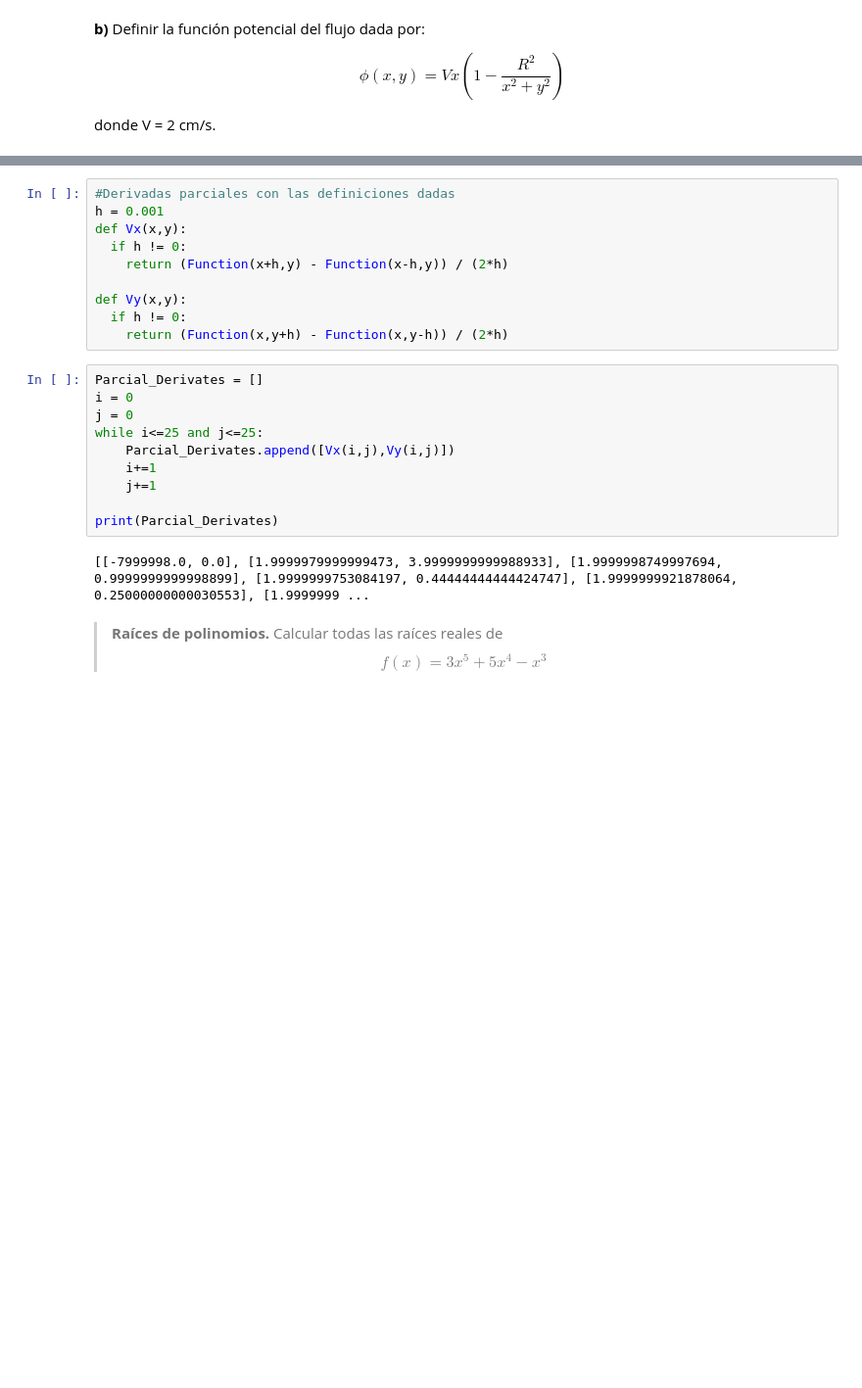
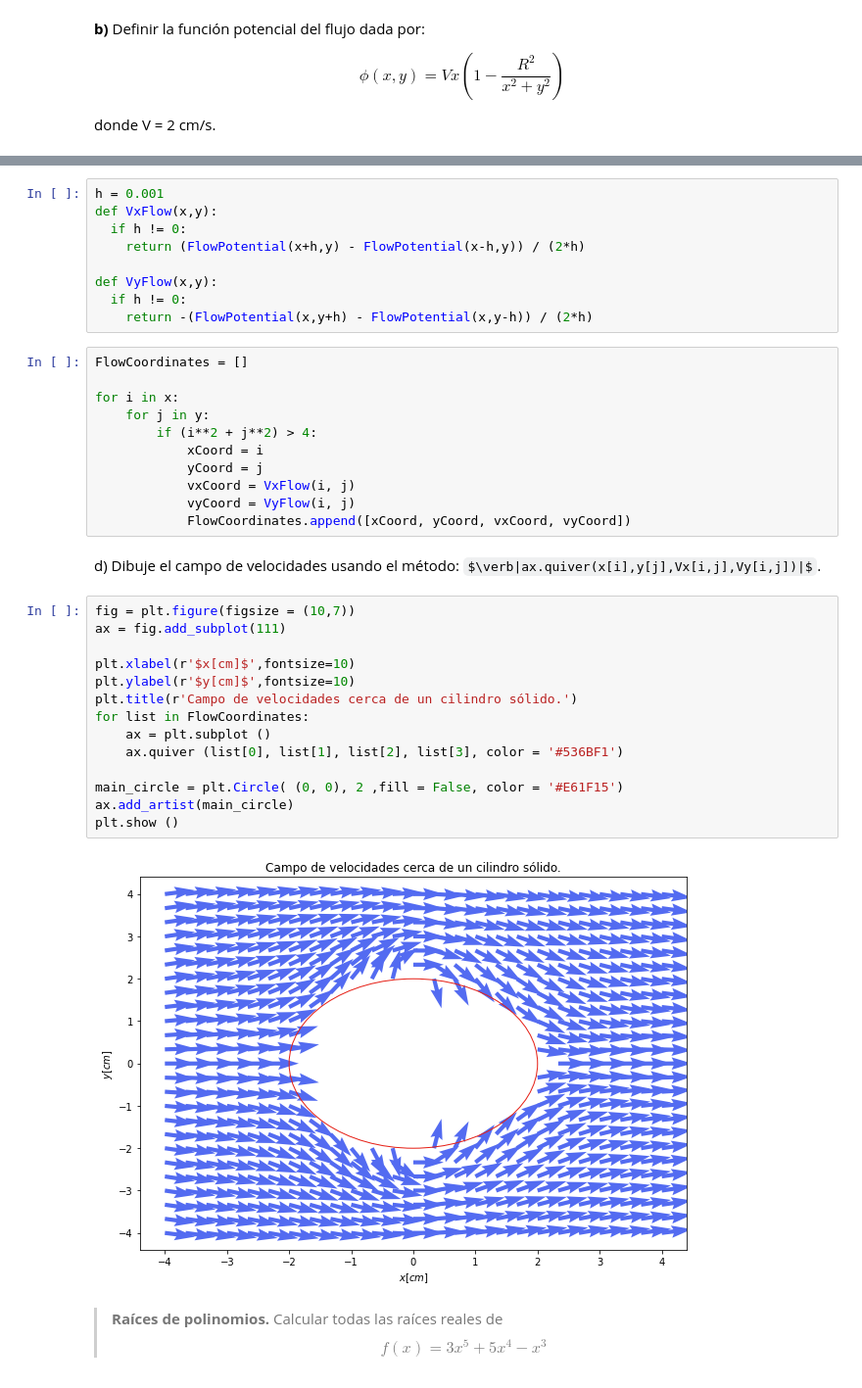
Before and after one commit to ThomasAnkhe/Metodos1_ClaudiaCuellar-ThomasAndrade, a Jupyter notebook: Primer Taller/Métodos_Taller1.ipynb, the cells around one changed output, grey strips where cells are left out. Shown: that part at 98% size. Drawn from its saved outputs; the diff is of its cells as text; some formulas as TeX source; blank space fills up the shorter version.

```diff
--- a/Primer Taller/Métodos_Taller1.ipynb
+++ b/Primer Taller/Métodos_Taller1.ipynb
@@ -398,27 +264,43 @@ $$ v_y = \frac{\partial \phi}{\partial y} $$
 use h = 0.001. Note que al interior del cilindro el campo de velocidades debe ser igual
 a cero.
 # %%
-#Derivadas parciales con las definiciones dadas
 h = 0.001
-def Vx(x,y):
+def VxFlow(x,y):
   if h != 0:
-    return (Function(x+h,y) - Function(x-h,y)) / (2*h)
+    return (FlowPotential(x+h,y) - FlowPotential(x-h,y)) / (2*h)
 
-def Vy(x,y):
+def VyFlow(x,y):
   if h != 0:
-    return (Function(x,y+h) - Function(x,y-h)) / (2*h)
+    return -(FlowPotential(x,y+h) - FlowPotential(x,y-h)) / (2*h)
-# %%
-Parcial_Derivates = []
-i = 0
-j = 0
-while i<=25 and j<=25:
-    Parcial_Derivates.append([Vx(i,j),Vy(i,j)])
-    i+=1
-    j+=1
-
-print(Parcial_Derivates)
-# %% [output]
-[[-7999998.0, 0.0], [1.9999979999999473, 3.9999999999988933], [1.9999998749997694, 0.9999999999998899], [1.9999999753084197, 0.44444444444424747], [1.9999999921878064, 0.25000000000030553], [1.9999999 ...
+# %%
+FlowCoordinates = []
+
+for i in x:
+    for j in y:
+        if (i**2 + j**2) > 4:
+            xCoord = i
+            yCoord = j
+            vxCoord = VxFlow(i, j)
+            vyCoord = VyFlow(i, j)
+            FlowCoordinates.append([xCoord, yCoord, vxCoord, vyCoord])
+# %% [markdown]
+d) Dibuje el campo de velocidades usando el método: $\verb|ax.quiver(x[i],y[j],Vx[i,j],Vy[i,j])|$.
+# %%
+fig = plt.figure(figsize = (10,7))
+ax = fig.add_subplot(111)
+
+plt.xlabel(r'$x[cm]$',fontsize=10)
+plt.ylabel(r'$y[cm]$',fontsize=10)
+plt.title(r'Campo de velocidades cerca de un cilindro sólido.')
+for list in FlowCoordinates:
+    ax = plt.subplot ()
+    ax.quiver (list[0], list[1], list[2], list[3], color = '#536BF1')
+
+main_circle = plt.Circle( (0, 0), 2 ,fill = False, color = '#E61F15')
+ax.add_artist(main_circle)
+plt.show ()
+# %% [output]
+[figure, added]
 # %% [markdown]
 >**Raíces de polinomios.**
 Calcular todas las raíces reales de
```
Also changed, not shown: parts of 13 cells of this notebook, 5 other files.
